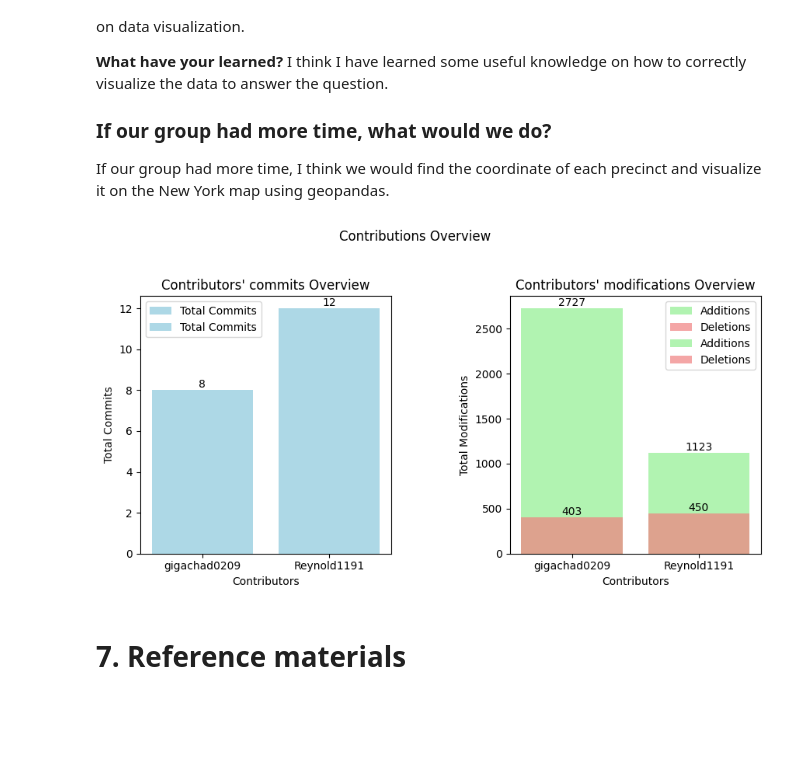
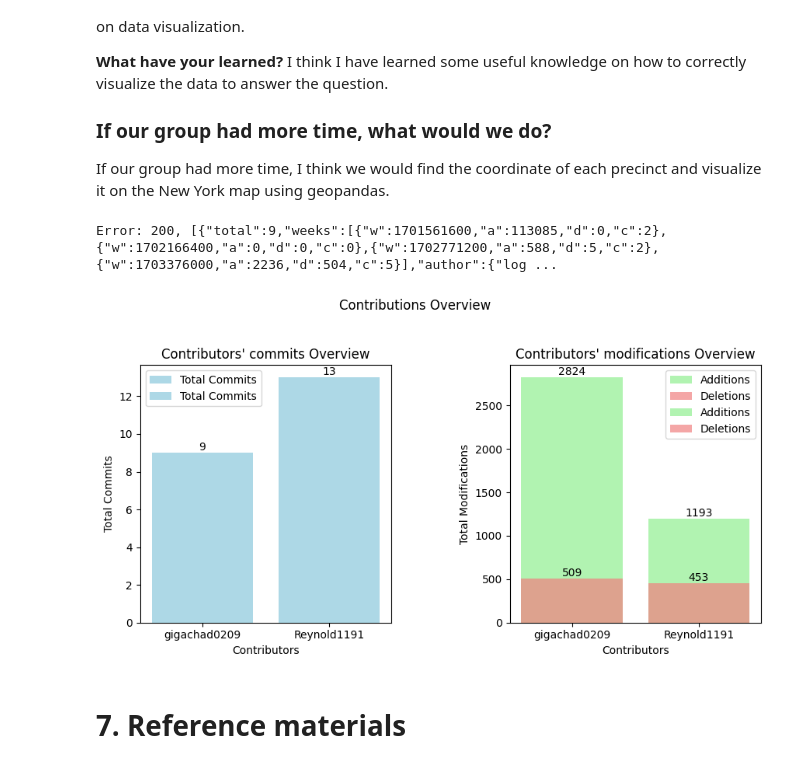
Before and after one commit to gigachad0209/Final-Project-LTKHDL, a Jupyter notebook: project.ipynb, the cells around one changed output. Drawn from its saved outputs; the diff is of its cells as text; code cells hidden in the pictures; blank space fills up the shorter version.

```diff
--- a/project.ipynb
+++ b/project.ipynb
@@ -731,10 +733,34 @@ I think I have learned some useful knowledge on how to correctly visualize the d
 ### If our group had more time, what would we do?
 If our group had more time, I think we would find the coordinate of each precinct and visualize it on the New York map using geopandas.
 # %%
+import time
 def get_contributors(username, repository):
     url = f"https://api.github.com/repos/{username}/{repository}/stats/contributors"
     response = requests.get(url)
+    if response.status_code == 202:
+        location_url = response.headers.get('Location')
+
+        if location_url:
+            while True:
+                poll_response = requests.get(location_url)
+
+                if poll_response.status_code == 200:
+                    contributors_data = poll_response.json()
+                    break
+                elif poll_response.status_code == 202:
+                    # Retry after a delay, if Retry-After header is present
+                    retry_after = poll_response.headers.get('Retry-After')
+                    if retry_after:
+                        time.sleep(int(retry_after))
+                    else:
+                        time.sleep(10000)  # Default delay
+                else:
+                    print(f"Error: {poll_response.status_code}, {poll_response.text}")
+                    break
+    else:
+        print(f"Error: {response.status_code}, {response.text}")
     contributors_data = response.json()
+
     return contributors_data
 
 def plot_contributions(contributors_data):
@@ -752,33 +778,34 @@ def plot_contributions(contributors_data):
 
         bar_add = axs[1].bar(author, additions, color='lightgreen', label='Additions', alpha=0.7)
         axs[1].bar_label(bar_add)
         bar_del = axs[1].bar(author, deletions, color='lightcoral', label='Deletions', alpha=0.7)
         axs[1].bar_label(bar_del)
 
     axs[0].set_ylabel('Total Commits')
     axs[0].set_xlabel('Contributors')
 
     axs[1].set_ylabel('Total Modifications')
     axs[1].set_xlabel('Contributors')
 
     axs[0].set_title("Contributors' commits Overview")
     axs[1].set_title("Contributors' modifications Overview")
 
     axs[0].legend()
     axs[1].legend()
 
 
     plt.subplots_adjust(wspace=30)
 
     plt.tight_layout(rect=[0, 0.03, 1, 0.95])
     plt.show()
 
 username = "gigachad0209"
 repository = "Final-Project-LTKHDL"
 
 contributors_data = get_contributors(username, repository)
 plot_contributions(contributors_data)
 # %% [output]
+Error: 200, [{"total":9,"weeks":[{"w":1701561600,"a":113085,"d":0,"c":2},{"w":1702166400,"a":0,"d":0,"c":0},{"w":1702771200,"a":588,"d":5,"c":2},{"w":1703376000,"a":2236,"d":504,"c":5}],"author":{"log ...
-[figure, old version]
+[figure, new version]
 # %% [markdown]
 # 7. Reference materials <a class="anchor" id="cc7"></a>
```
Also changed, not shown: parts of 1 cell of this notebook.
